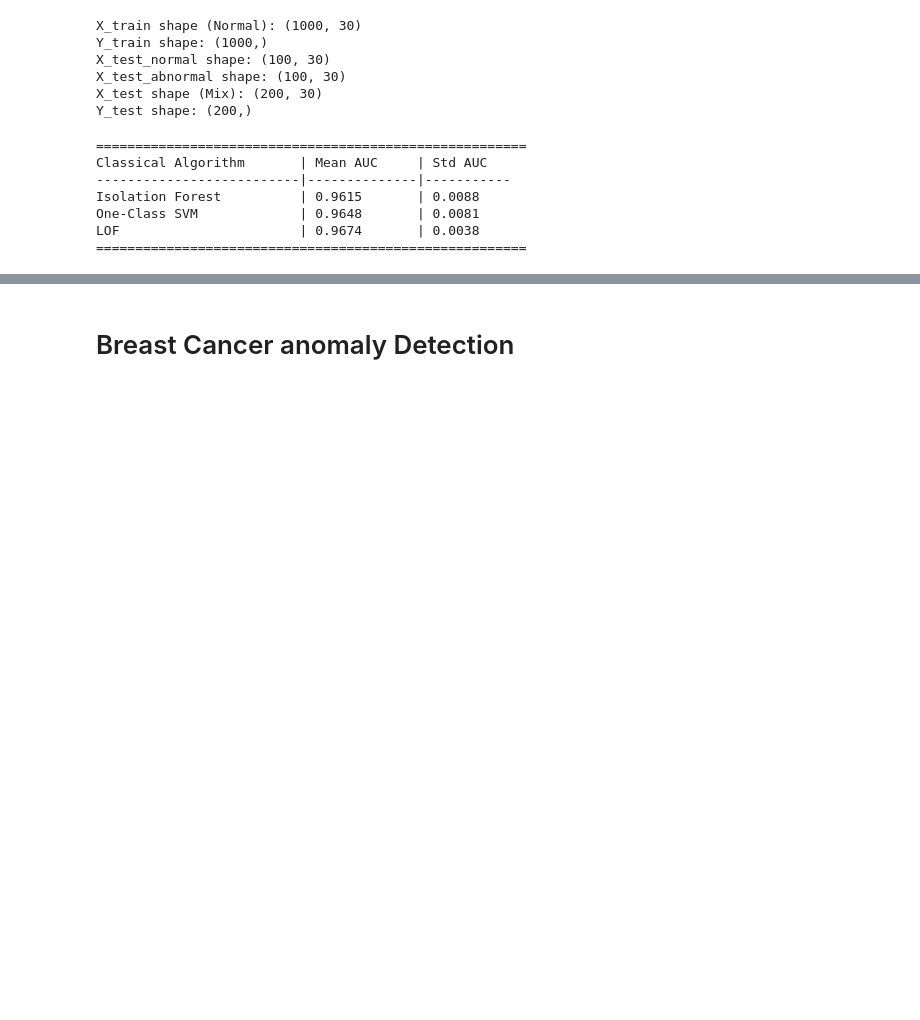
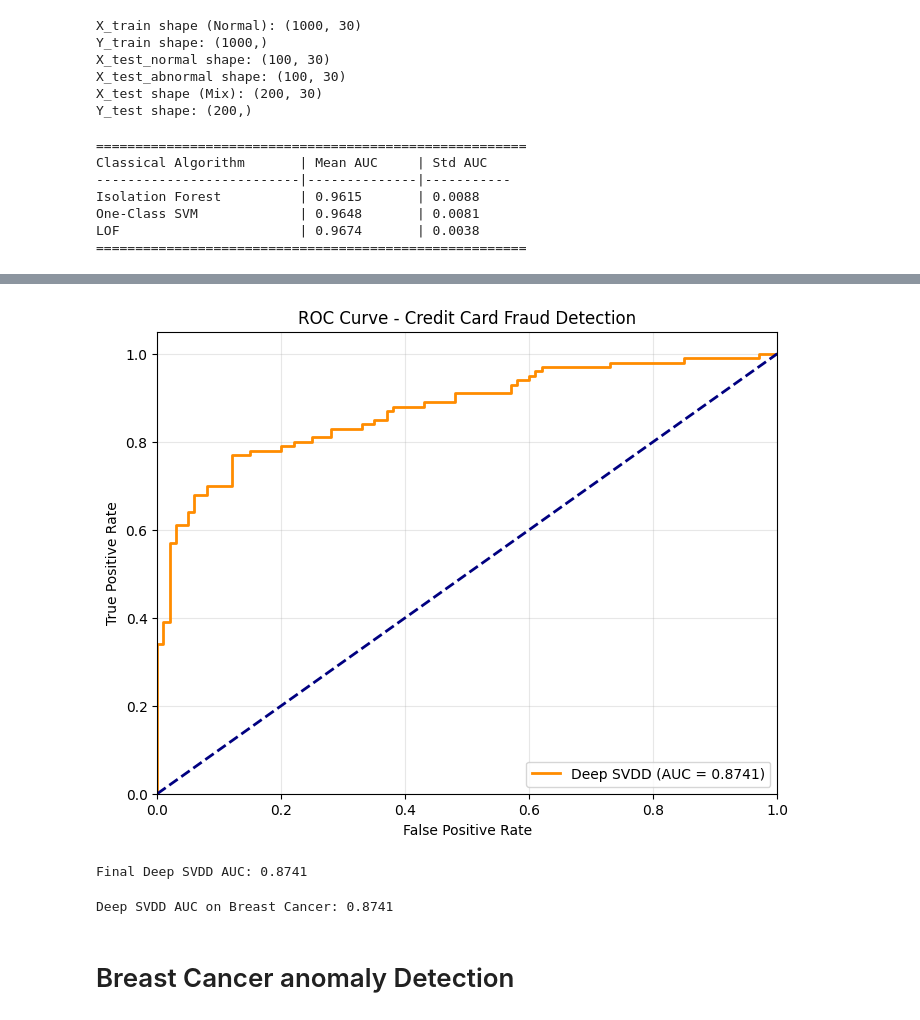
Before and after one commit to quantum-cesar-lab/HE-Quantum-Anomaly-Detection, a Jupyter notebook: notebooks/classic_occ_algorithms.ipynb, the cells around one changed output, grey strips where cells are left out. Cells and saved outputs as stored; diff of their text form; code cells hidden in the pictures; blank space fills up the shorter version.

```diff
--- a/notebooks/classic_occ_algorithms.ipynb
+++ b/notebooks/classic_occ_algorithms.ipynb
@@ -393,2 +395,73 @@ Step: 490 | Loss: 0.017167
+# %%
+def evaluate_and_plot_auc(model, dataloader, center):
+    model.eval()
+    distances = []
+    labels = []
+
+    with torch.no_grad():
+        for data in dataloader:
+            inputs, target = data
+
+            inputs = inputs.unsqueeze(1).to(device)
+
+            outputs = model(inputs)
+
+            dist = torch.sum((outputs - center) ** 2, dim=1)
+
+            distances.append(dist.cpu().item())
+            labels.append(target.item())
+
+
+    auc_score = roc_auc_score(labels, distances)
+    fpr, tpr, _ = roc_curve(labels, distances)
+
+    plt.figure(figsize=(8, 6))
+    plt.plot(fpr, tpr, color='darkorange', lw=2, label=f'Deep SVDD (AUC = {auc_score:.4f})')
+    plt.plot([0, 1], [0, 1], color='navy', lw=2, linestyle='--')
+    plt.xlim([0.0, 1.0])
+    plt.ylim([0.0, 1.05])
+    plt.xlabel('False Positive Rate')
+    plt.ylabel('True Positive Rate')
+    plt.title('ROC Curve - Credit Card Fraud Detection')
+    plt.legend(loc="lower right")
+    plt.grid(alpha=0.3)
+    plt.show()
+
+    return auc_score
+
+# Run evaluation
+dsvdd_auc = evaluate_and_plot_auc(svdd, test_dataloader, c)
+print(f"Final Deep SVDD AUC: {dsvdd_auc:.4f}")
+# %% [output]
+[figure, added]
+Final Deep SVDD AUC: 0.8741
+# %%
+from sklearn.metrics import roc_auc_score
+
+def evaluate_dsvdd(model, dataloader, center):
+    model.eval()
+    scores = []
+    labels = []
+
+    with torch.no_grad():
+        for data in dataloader:
+            inputs, target = data
+            inputs = inputs.unsqueeze(1).to(device)
+
+            outputs = model(inputs)
+            # Score is the distance to the center 'c'
+            dist = torch.sum((outputs - center) ** 2, dim=1)
+
+            scores.append(dist.cpu().item())
+            labels.append(target.item())
+
+    auc = roc_auc_score(labels, scores)
+    return auc
+
+# Calculate final AUC for DSVDD
+dsvdd_auc = evaluate_dsvdd(svdd, test_dataloader, c)
+print(f"\nDeep SVDD AUC on Breast Cancer: {dsvdd_auc:.4f}")
+# %% [output]
+Deep SVDD AUC on Breast Cancer: 0.8741
 # %% [markdown]
 # Breast Cancer anomaly Detection
```
Also changed, not shown: parts of 12 cells of this notebook.
